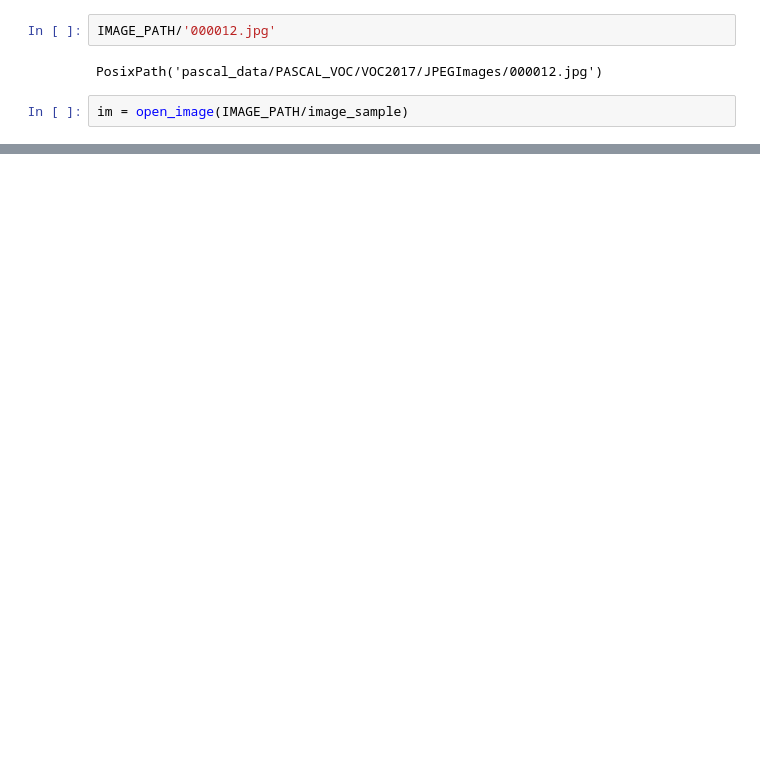
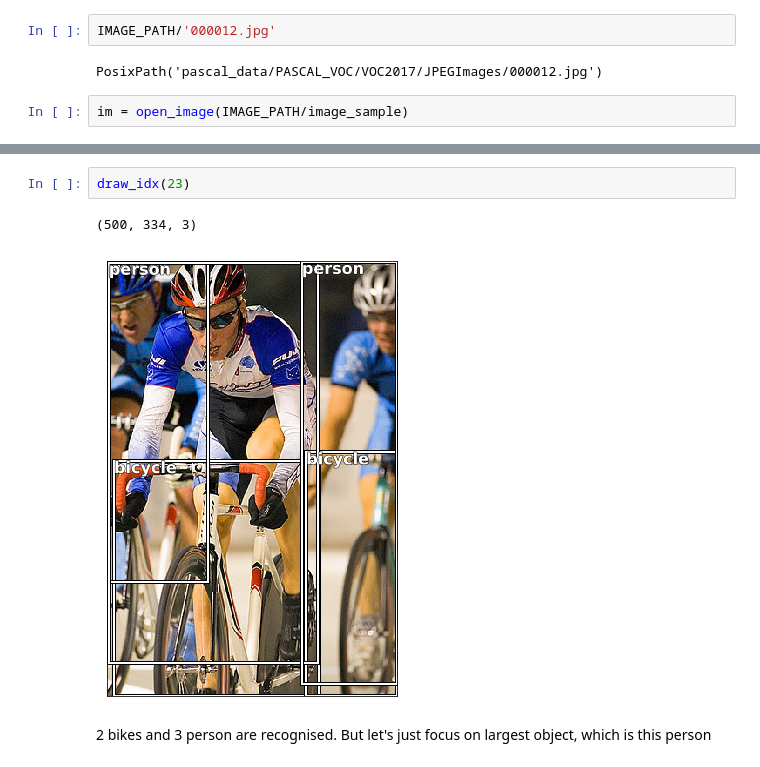
Before and after one commit to groverpr/deep-learning, a Jupyter notebook: Object Detection.ipynb, the cells around one changed output, grey strips where cells are left out. Cells and saved outputs as stored; diff of their text form; blank space fills up the shorter version.

```diff
--- a/Object Detection.ipynb
+++ b/Object Detection.ipynb
@@ -234,0 +362,7 @@ draw_text(ax, b[:2], train_json['categories'][cat_id]['name'])
+# %%
+draw_idx(23)
+# %% [output]
+(500, 334, 3)
+[figure, added]
+# %% [markdown]
+2 bikes and 3 person are recognised. But let's just focus on largest object, which is this person
```
Also changed, not shown: parts of 64 cells of this notebook.
